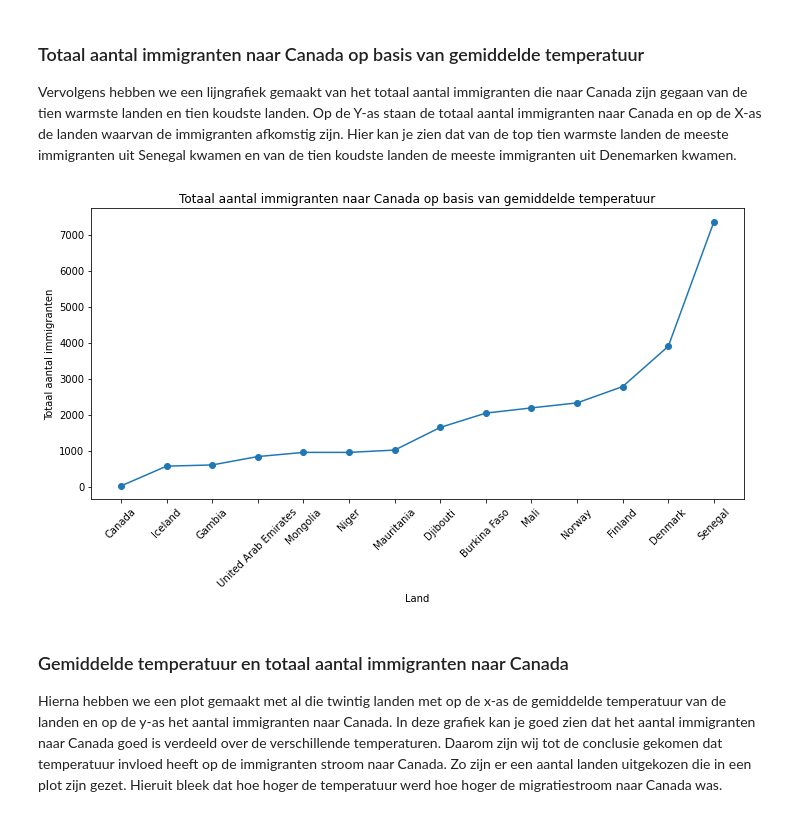
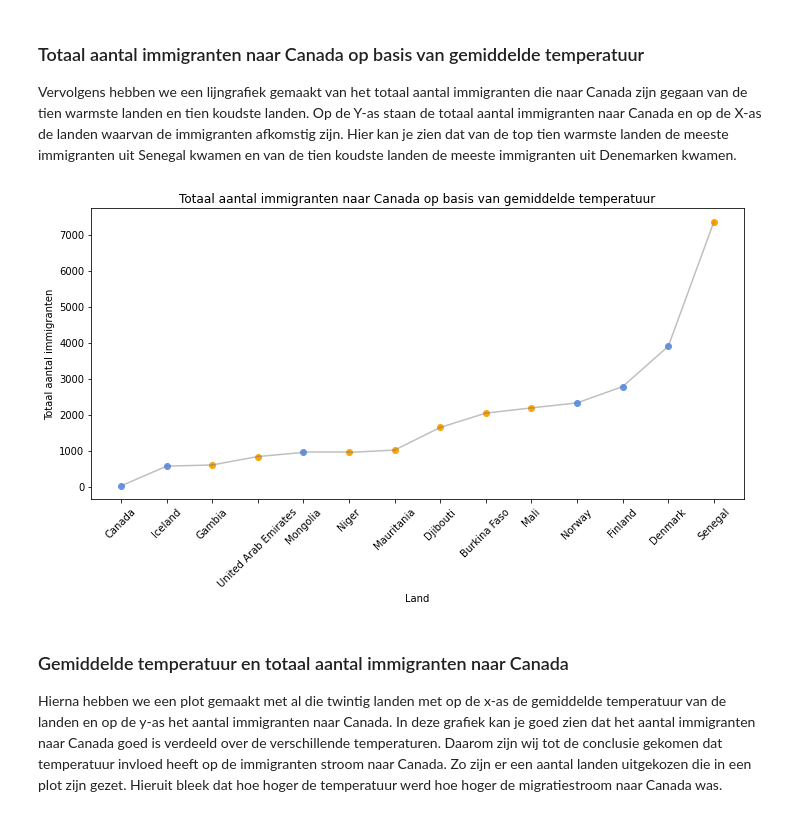
Before and after one commit to mitchell-2/IV, a Jupyter notebook: _sources/docs/notebook.ipynb, the cells around one changed output. Drawn from its saved outputs; the diff is of its cells as text; code cells hidden in the pictures.

```diff
--- a/_sources/docs/notebook.ipynb
+++ b/_sources/docs/notebook.ipynb
@@ -236,24 +236,42 @@ interactive(children=(Dropdown(description='Plot:', options=('Hoogste 10 landen'
 
 Vervolgens hebben we een lijngrafiek gemaakt van het totaal aantal immigranten die naar Canada zijn gegaan van de tien warmste landen en tien koudste landen. Op de Y-as staan de totaal aantal immigranten naar Canada en op de X-as de landen waarvan de immigranten afkomstig zijn. Hier kan je zien dat van de top tien warmste landen de meeste immigranten uit Senegal kwamen en van de tien koudste landen de meeste immigranten uit Denemarken kwamen.
 # %%
-landen_selectie = [x for x in hoogste_10_landen_gemtemp.index]
-for x in laagste_10_landen_gemtemp.index:
+import matplotlib.pyplot as plt
+
+hoogste_10_landen_gemtemp3 = gem_temp_landen.nlargest(10)
+laagste_10_landen_gemtemp3 = gem_temp_landen.nsmallest(10)
+
+landen_selectie = [x for x in hoogste_10_landen_gemtemp3.index]
+for x in laagste_10_landen_gemtemp3.index:
     landen_selectie.append(x)
 
 landen_gesorteerd = df1[df1['Country'].isin(landen_selectie)]
 
 landen_gesorteerd = landen_gesorteerd.sort_values('Total')
 
 plt.figure(figsize=(10, 6))
-plt.plot(landen_gesorteerd['Country'], landen_gesorteerd['Total'], marker='o')
+
+# Set colors for the line plot
+dot_color = ['orange' if country in hoogste_10_landen_gemtemp3.index else 'cornflowerblue' for country in landen_gesorteerd['Country']]
+line_color = (0.5, 0.5, 0.5, 0.5)  # Gray color with transparency (RGBA)
+
+for country, color in zip(landen_gesorteerd['Country'], dot_color):
+    plt.plot(country, landen_gesorteerd.loc[landen_gesorteerd['Country'] == country, 'Total'], marker='o', color=color)
+
+# Add gray lines between the dots
+for i in range(len(landen_gesorteerd) - 1):
+    plt.plot([landen_gesorteerd.iloc[i]['Country'], landen_gesorteerd.iloc[i + 1]['Country']],
+             [landen_gesorteerd.iloc[i]['Total'], landen_gesorteerd.iloc[i + 1]['Total']],
+             color=line_color)
+
 plt.xlabel('Land')
 plt.ylabel('Totaal aantal immigranten')
 plt.title('Totaal aantal immigranten naar Canada op basis van gemiddelde temperatuur')
 plt.xticks(rotation=45)
 plt.tight_layout()
 plt.show()
 # %% [output]
-[figure, old version]
+[figure, new version]
 # %% [markdown]
 ### Gemiddelde temperatuur en totaal aantal immigranten naar Canada
 
```
Also changed, not shown: parts of 3 cells of this notebook, 10 other files.
